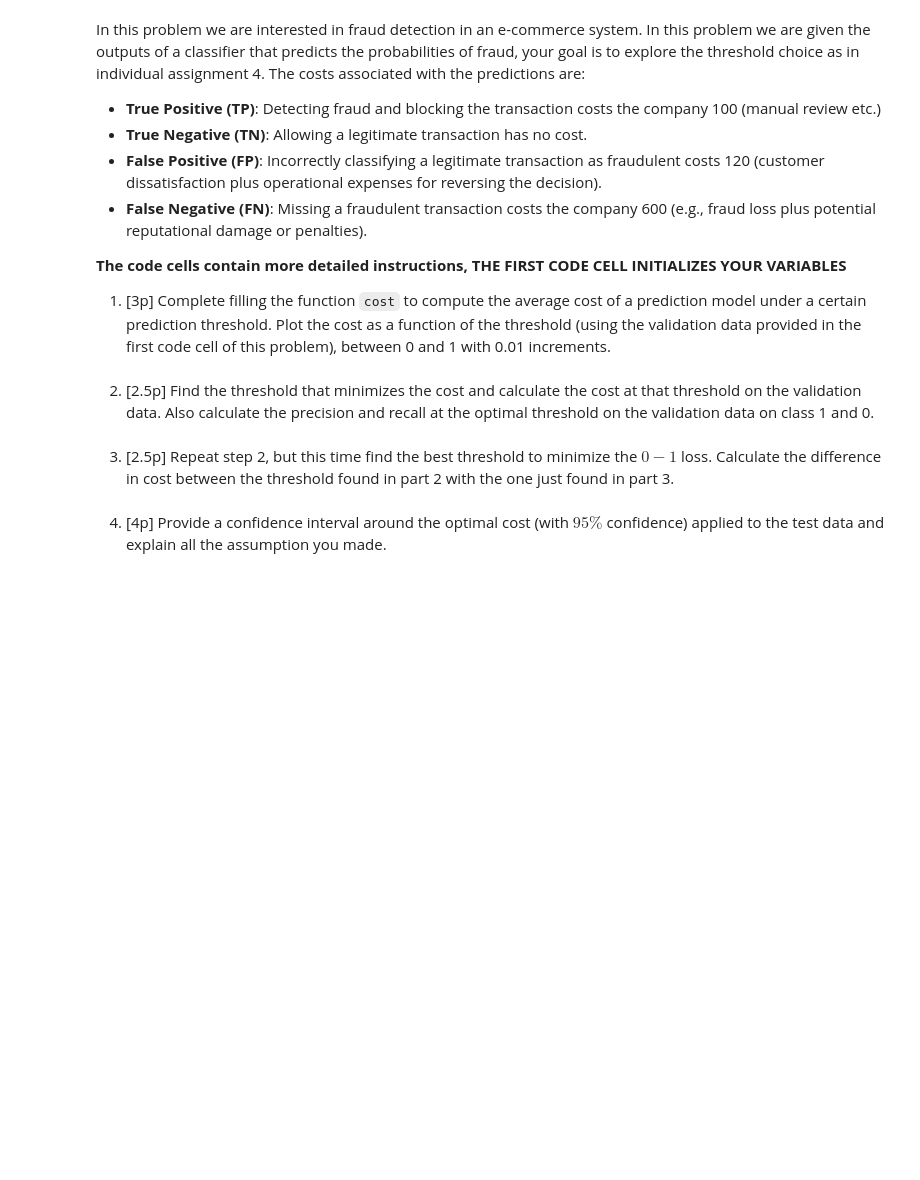
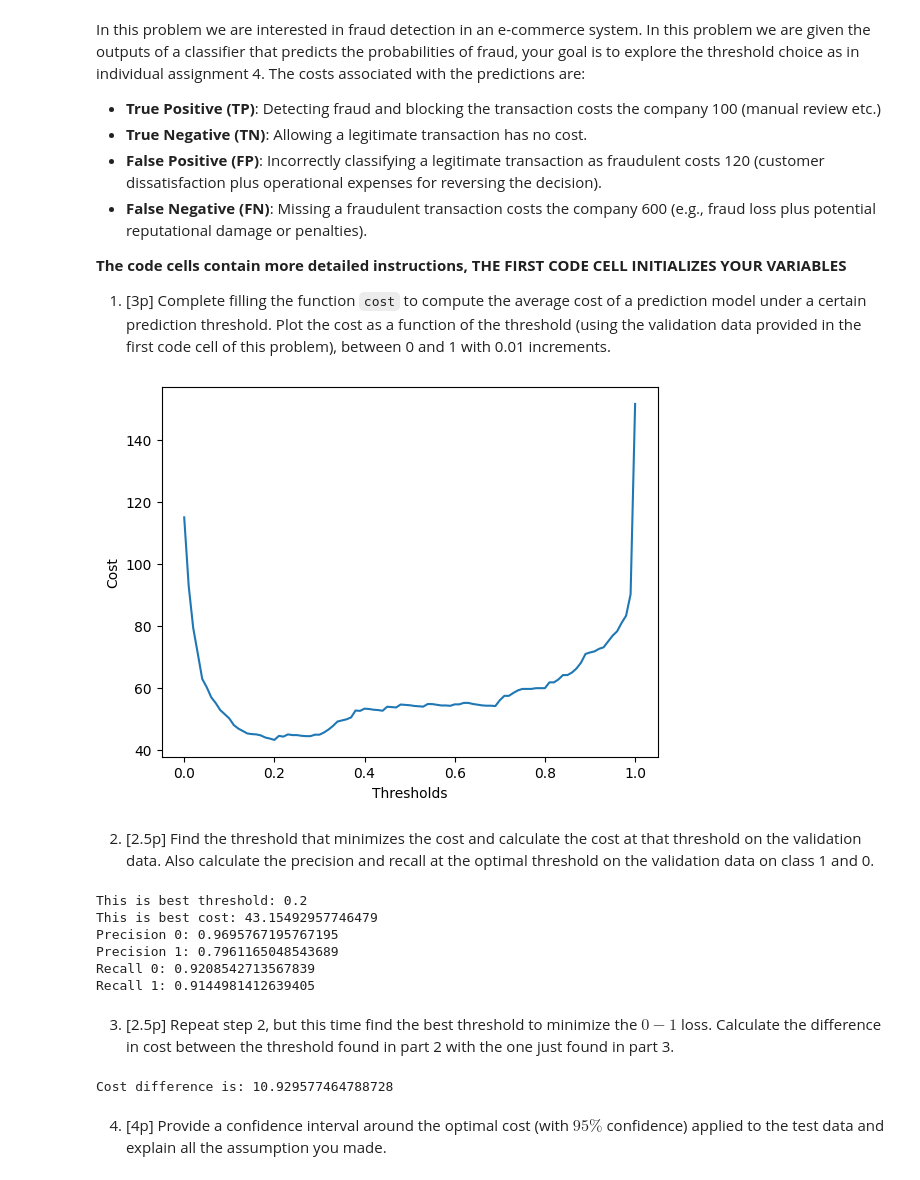
Before and after one commit to Samjus02/Real-Dataanalys-Preparation, a Jupyter notebook: Exams/exam2025Januari/exam2025Januari copy 3.ipynb, the cells around one changed output. Saved outputs shown, nothing was run; the diff lists cells and outputs as text; code cells hidden in the pictures; blank space fills up the shorter version.

```diff
--- a/Exams/exam2025Januari/exam2025Januari copy 3.ipynb
+++ b/Exams/exam2025Januari/exam2025Januari copy 3.ipynb
@@ -408,36 +560,50 @@ def cost(y_true, y_predict_proba, threshold):
     # y_true is a numpy array of shape (n_samples,) with binary labels
     # y_predict_proba is a numpy array of shape (n_samples,) with predicted probabilities
     # threshold is a float between 0 and 1
 
     # When returning the cost, you should return the average cost per sample
     # thus it should be a value
     y_pred = (y_predict_proba >= threshold)
 
     TP = np.sum((y_true == 1) & (y_pred == 1))
 
     # True Negatives: legitimate transactions correctly allowed
     TN = np.sum((y_true == 0) & (y_pred == 0))
 
     # False Positives: legitimate transactions incorrectly blocked
     FP = np.sum((y_true == 0) & (y_pred == 1))
 
     # False Negatives: fraud that was missed
     FN = np.sum((y_true == 1) & (y_pred == 0))
 
     tp_cost = 100
     tn_cost = 0
     fp_cost = 120
     fn_cost = 600
-    return ((TP * tp_cost) + (TN * tn_cost) + (FP * fp_cost) + (FN * fn_cost)) // len(y_true)
+
+    n = len(y_true)
+    total_cost = ((TP * tp_cost) + (TN * tn_cost) + (FP * fp_cost) + (FN * fn_cost))
+    return total_cost / n  # A float
 
 # Provide the code below to plot the cost as a function of the threshold
 # using the validation data, specifically the arrays PROBLEM3_y_true_val and PROBLEM3_y_pred_proba_val.
 # The plot should be between 0 and 1 with 0.01 increments
 # The y-axis should be the cost and the x-axis should be the threshold
 
-thresholds = np.arange(0, 1, 0.01)
+thresholds = np.arange(0.0, 1.01, 0.01)
+costs = []
 
-plt.plt()
+for t in thresholds:
+    true_cost = cost(PROBLEM3_y_true_val, PROBLEM3_y_pred_proba_val, t)
+    costs.append(true_cost)
+#costs = cost(PROBLEM3_y_true_val, PROBLEM3_y_pred_proba_val, thresholds)
+
+plt.plot(thresholds, costs)
+plt.xlabel("Thresholds")
+plt.ylabel("Cost")
+plt.show()
+# %% [output]
+[figure, added]
 # %% [markdown]
 2. [2.5p] Find the threshold that minimizes the cost and calculate the cost at that threshold on the validation data. Also calculate the precision and recall at the optimal threshold on the validation data on class 1 and 0.
 # %%
@@ -446,27 +612,49 @@ plt.plt()
 # Use the cost function you just implemented above to find the threshold that minimizes the cost
 # using the validation data, specifically the arrays PROBLEM3_y_true_val and PROBLEM3_y_pred_proba_val.
 # Store the threshold in the variable below
-problem3_threshold = XXX  # A float between 0 and 1
+
+thresholds = np.arange(0.0, 1.01, 0.01)
+best_cost = np.inf
+best_t = 0
+
+for t in thresholds:
+    true_cost = cost(PROBLEM3_y_true_val, PROBLEM3_y_pred_proba_val, t)
+    if true_cost < best_cost:
+        best_cost = true_cost
+        best_t = t
+
+problem3_threshold = best_t  # A float between 0 and 1
 
 # Now calculate the cost of the classifier using the validation data and the threshold you just found
 # using the validation data, specifically the arrays PROBLEM3_y_true_val and PROBLEM3_y_pred_proba_val.
 # Store the cost in the variable below
-problem3_cost_val = XXX  # A float
+problem3_cost_val = best_cost  # A float
+
+print(f"This is best threshold: {problem3_threshold} \nThis is best cost: {problem3_cost_val}")
 
 # Using the threshold you just found, calculate the predicted labels of the classifier
 # on the validation data and put the predicted labels in the variable below
 # A numpy array of shape (n_samples,) with values 0 or 1
-problem3_y_pred_val = XXX
+problem3_y_pred_val = (PROBLEM3_y_pred_proba_val >= problem3_threshold).astype(int)
 
 # Calculate the precision and recall of the classifier of class 1 using the threshold you just found
 # Store in the variables below (floats between 0 and 1)
-problem3_precision_1 = XXX
-problem3_recall_1 = XXX
+problem3_precision_1 = precision_score(PROBLEM3_y_true_val, problem3_y_pred_val, pos_label=1)
+problem3_recall_1 = recall_score(PROBLEM3_y_true_val, problem3_y_pred_val, pos_label=1)
 
 # Calculate the precision and recall of the classifier of class 0 using the threshold you just found
 # Store in the variables below (floats between 0 and 1)
-problem3_precision_0 = XXX
-problem3_recall_0 = XXX
+problem3_precision_0 = precision_score(PROBLEM3_y_true_val, problem3_y_pred_val, pos_label=0)
+problem3_recall_0 = recall_score(PROBLEM3_y_true_val, problem3_y_pred_val, pos_label=0)
+
+print(f"Precision 0: {problem3_precision_0} \nPrecision 1: {problem3_precision_1} \nRecall 0: {problem3_recall_0} \nRecall 1: {problem3_recall_1}")
+# %% [output]
+This is best threshold: 0.2
+This is best cost: 43.15492957746479
+Precision 0: 0.9695767195767195
+Precision 1: 0.7961165048543689
+Recall 0: 0.9208542713567839
+Recall 1: 0.9144981412639405
 # %% [markdown]
 3. [2.5p] Repeat step 2, but this time find the best threshold to minimize the $0-1$ loss. Calculate the difference in cost between the threshold found in part 2 with the one just found in part 3.
 # %%
@@ -476,13 +664,33 @@ problem3_recall_0 = XXX
 # specifically the arrays PROBLEM3_y_true_val and PROBLEM3_y_pred_proba_val.
 # Store the threshold in the variable below
 # A float between 0 and 1
-problem3_threshold_01 = XXX
+best_01_loss = np.inf
+best_01_t = 0
+thresholds = np.arange(0, 1.01, 0.01)
+
+for t in thresholds:
+    y_pred = (PROBLEM3_y_pred_proba_val >= t).astype(int)
+    loss_01 = np.mean(PROBLEM3_y_true_val != y_pred)
+
+    if loss_01 < best_01_loss:
+        best_01_t = t
+        best_01_loss = loss_01
+
+
+
+problem3_threshold_01 = best_01_t
+
+
+loss_01_cost = cost(PROBLEM3_y_true_val, PROBLEM3_y_pred_proba_val, best_01_t)
 
 # Now calculate the difference in cost (using the cost function you implemented in Part 1)
 # between the optimal threshold chosen in Part 2 and the one chosen in this part.
 # The value should be positive.
 # A float
-problem3_cost_difference = XXX
+problem3_cost_difference = np.abs(problem3_cost_val - loss_01_cost)
+print(f"Cost difference is: {problem3_cost_difference}")
+# %% [output]
+Cost difference is: 10.929577464788728
 # %% [markdown]
 4. [4p] Provide a confidence interval around the optimal cost (with $95\%$ confidence) applied to the test data and explain all the assumption you made.
 # %%
```
Also changed, not shown: parts of 8 cells of this notebook, 9 other files.
